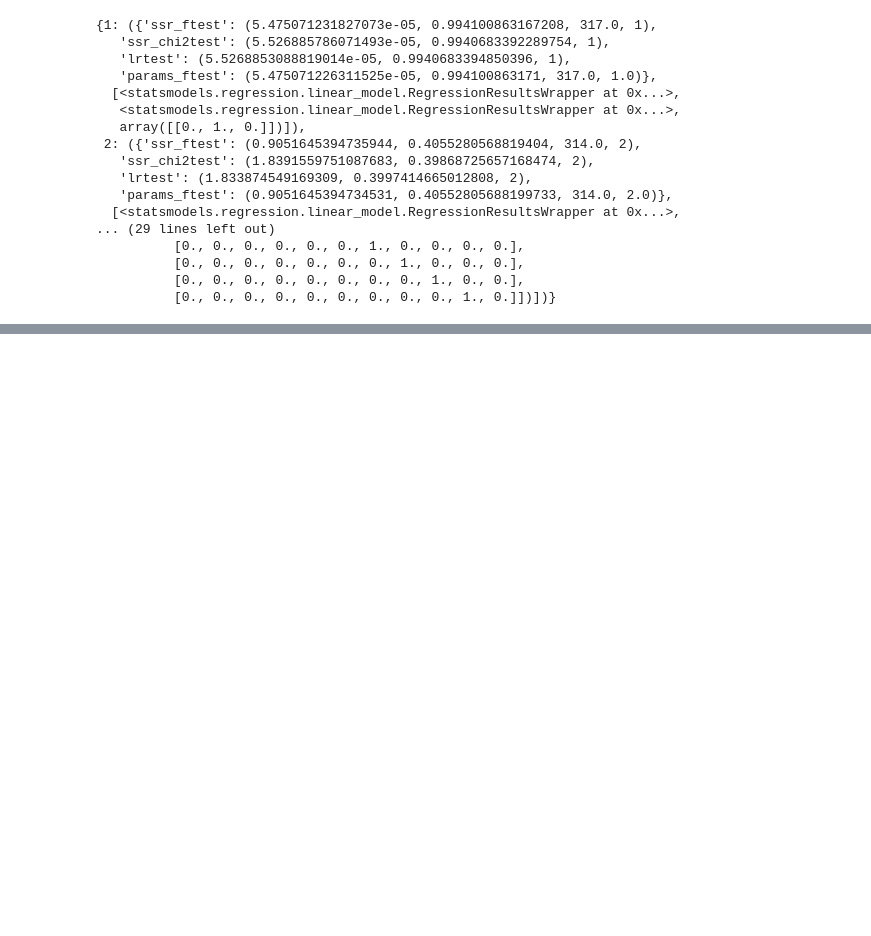
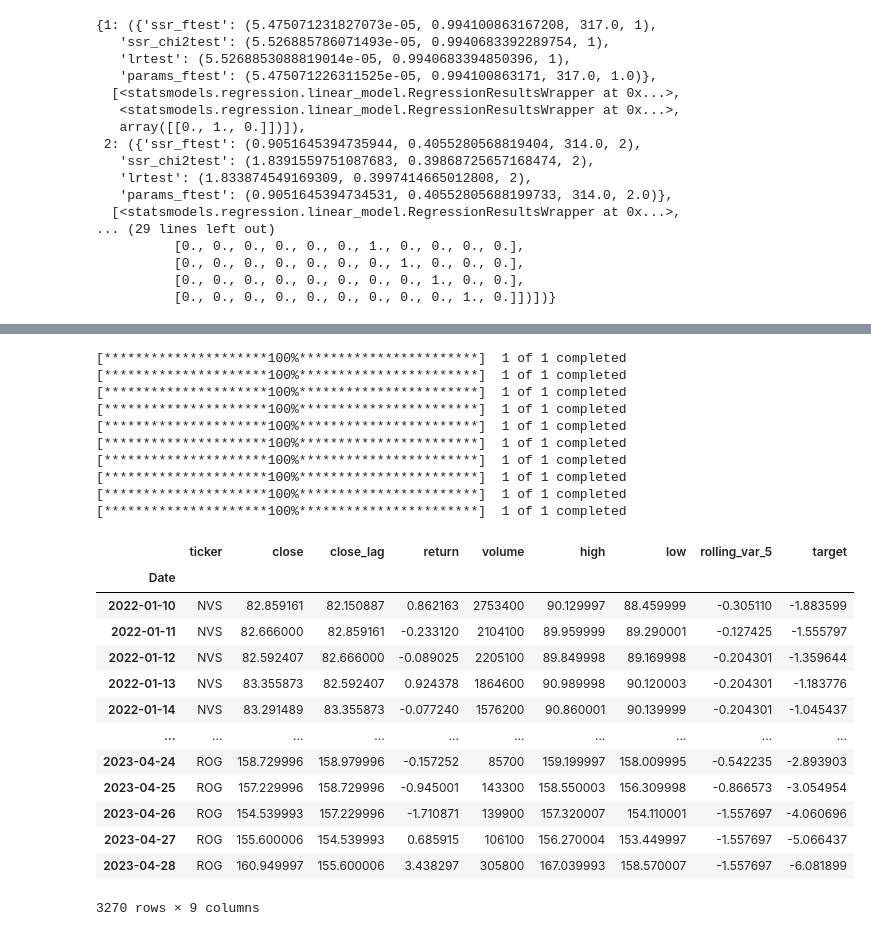
Before and after one commit to TobiPfeiffersGitHub/thesis_deep_ar, a Jupyter notebook: DeepARModel_test.ipynb, the cells around one changed output, grey strips where cells are left out. Cells and saved outputs as stored; diff of their text form; code cells hidden in the pictures; blank space fills up the shorter version.

Commit message:
new data

```diff
--- a/DeepARModel_test.ipynb
+++ b/DeepARModel_test.ipynb
@@ -491,3 +476,33 @@ deep_ar_2
 1308 rows × 9 columns
 # %%
 deep_ar_2.to_csv("dar_data2.csv")
+# %%
+t3 = ['NVS', 'ABBV', 'AZN', 'BMY', 'JNJ', 'LLY', 'MRK', 'NVO', 'PFE', 'ROG']
+
+deep_ar_3 = get_data(t3, start, end)
+deep_ar_3
+# %% [output]
+[*********************100%***********************]  1 of 1 completed
+[*********************100%***********************]  1 of 1 completed
+[*********************100%***********************]  1 of 1 completed
+[*********************100%***********************]  1 of 1 completed
+[*********************100%***********************]  1 of 1 completed
+[*********************100%***********************]  1 of 1 completed
+[*********************100%***********************]  1 of 1 completed
+[*********************100%***********************]  1 of 1 completed
+[*********************100%***********************]  1 of 1 completed
+[*********************100%***********************]  1 of 1 completed
+|  | ticker | close | close_lag | return | volume | high | low | rolling_var_5 | target |
+| Date |  |  |  |  |  |  |  |  |  |
+| 2022-01-10 | NVS | 82.859161 | 82.150887 | 0.862163 | 2753400 | 90.129997 | 88.459999 | -0.305110 | -1.883599 |
+| 2022-01-11 | NVS | 82.666000 | 82.859161 | -0.233120 | 2104100 | 89.959999 | 89.290001 | -0.127425 | -1.555797 |
+| 2022-01-12 | NVS | 82.592407 | 82.666000 | -0.089025 | 2205100 | 89.849998 | 89.169998 | -0.204301 | -1.359644 |
+| 2022-01-13 | NVS | 83.355873 | 82.592407 | 0.924378 | 1864600 | 90.989998 | 90.120003 | -0.204301 | -1.183776 |
+| 2022-01-14 | NVS | 83.291489 | 83.355873 | -0.077240 | 1576200 | 90.860001 | 90.139999 | -0.204301 | -1.045437 |
+| ... | ... | ... | ... | ... | ... | ... | ... | ... | ... |
+| 2023-04-24 | ROG | 158.729996 | 158.979996 | -0.157252 | 85700 | 159.199997 | 158.009995 | -0.542235 | -2.893903 |
+| 2023-04-25 | ROG | 157.229996 | 158.729996 | -0.945001 | 143300 | 158.550003 | 156.309998 | -0.866573 | -3.054954 |
+| 2023-04-26 | ROG | 154.539993 | 157.229996 | -1.710871 | 139900 | 157.320007 | 154.110001 | -1.557697 | -4.060696 |
+| 2023-04-27 | ROG | 155.600006 | 154.539993 | 0.685915 | 106100 | 156.270004 | 153.449997 | -1.557697 | -5.066437 |
+| 2023-04-28 | ROG | 160.949997 | 155.600006 | 3.438297 | 305800 | 167.039993 | 158.570007 | -1.557697 | -6.081899 |
+3270 rows × 9 columns
```
Also changed, not shown: parts of 11 cells of this notebook, 2 other files.
